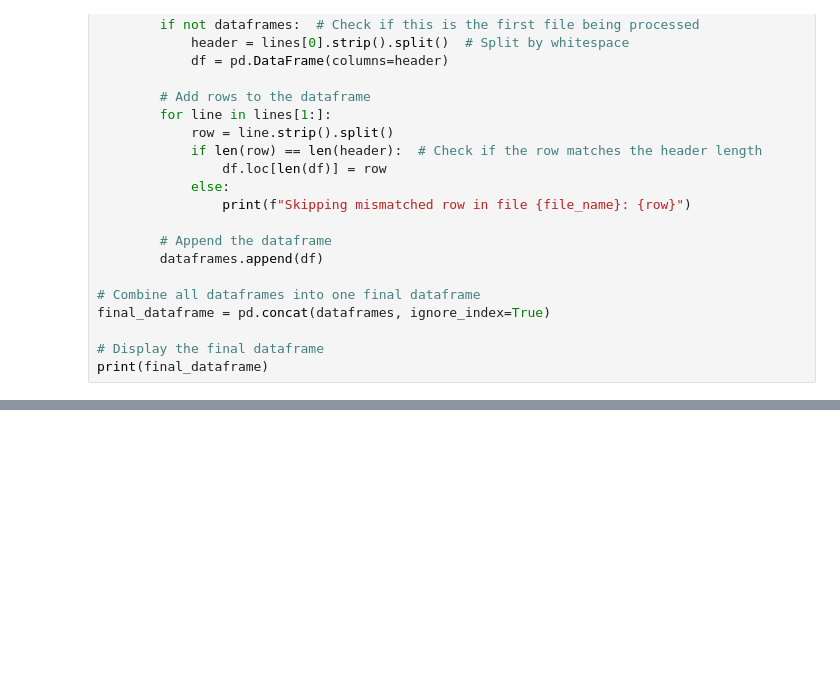
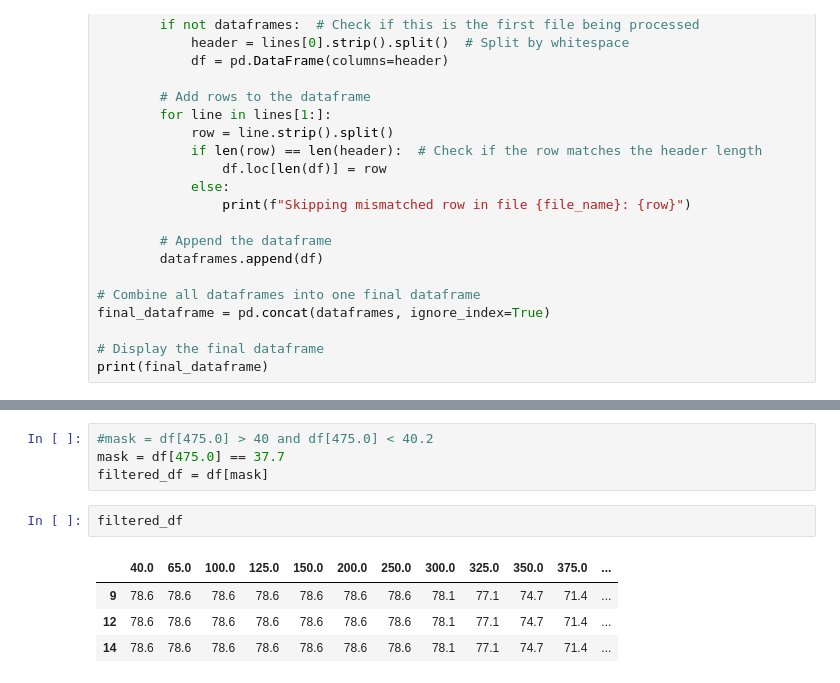
Before and after one commit to Kosta19610112/ASME, a Jupyter notebook: test.ipynb, the cells around one changed output, grey strips where cells are left out. Cells and saved outputs as stored; diff of their text form; blank space fills up the shorter version.

```diff
--- a/test.ipynb
+++ b/test.ipynb
@@ -96,0 +232,11 @@ print(new_list)
+# %%
+#mask = df[475.0] > 40 and df[475.0] < 40.2
+mask = df[475.0] == 37.7
+filtered_df = df[mask]
+# %%
+filtered_df
+# %% [output]
+|  | 40.0 | 65.0 | 100.0 | 125.0 | 150.0 | 200.0 | 250.0 | 300.0 | 325.0 | 350.0 | 375.0 | ... |
+| 9 | 78.6 | 78.6 | 78.6 | 78.6 | 78.6 | 78.6 | 78.6 | 78.1 | 77.1 | 74.7 | 71.4 | ... |
+| 12 | 78.6 | 78.6 | 78.6 | 78.6 | 78.6 | 78.6 | 78.6 | 78.1 | 77.1 | 74.7 | 71.4 | ... |
+| 14 | 78.6 | 78.6 | 78.6 | 78.6 | 78.6 | 78.6 | 78.6 | 78.1 | 77.1 | 74.7 | 71.4 | ... |
```
Also changed, not shown: parts of 8 cells of this notebook, 1 other file.
